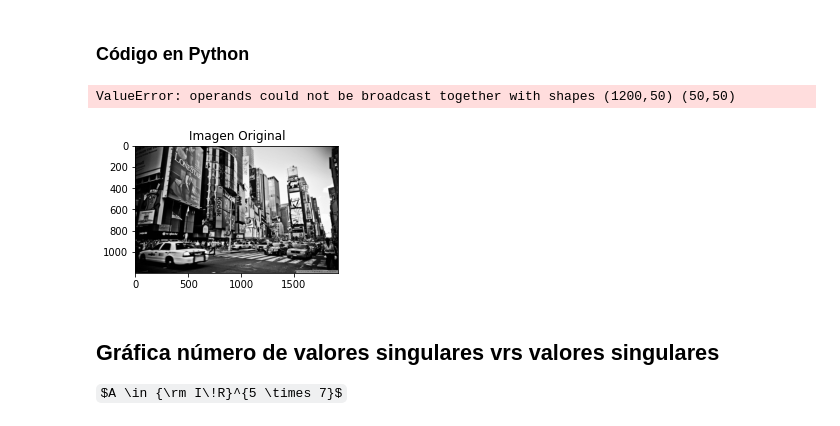
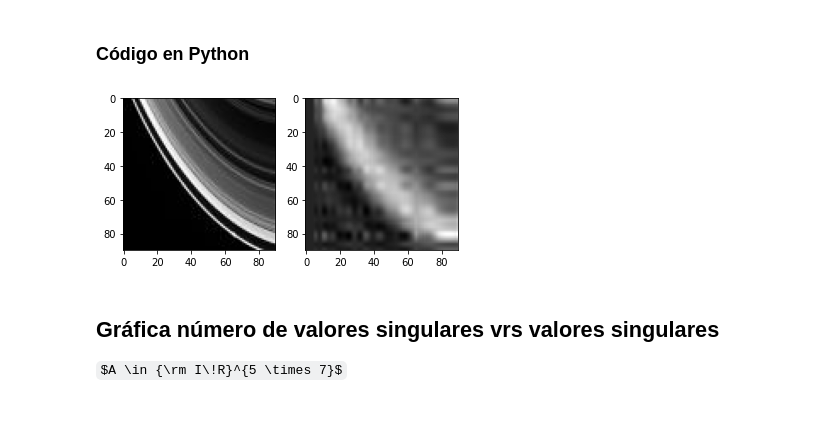
Before and after one commit to bakkim05/PAID_Electiva, a Jupyter notebook: SVD_e_Imagenes/SVD_e_Imagenes.ipynb, the cells around one changed output. Drawn from its saved outputs; the diff is of its cells as text; code cells hidden in the pictures; some formulas as TeX source.

```diff
--- a/SVD_e_Imagenes/SVD_e_Imagenes.ipynb
+++ b/SVD_e_Imagenes/SVD_e_Imagenes.ipynb
@@ -189,27 +162,22 @@ n =  960
 # %% [markdown]
 ### Código en Python
-# %%
-fig = plt.figure(figsize=(8,8))
-A = Image.open('images/imagen1.jpg')
-fig.add_subplot(1,2,1).title.set_text('Imagen Original')
-plt.imshow(A, cmap=plt.cm.gray)
-
-A = np.array(A).astype(np.double)
-[U,S,V] = np.linalg.svd(A)
-S = np.diag(S)
-
-k=50;
-Uk = U[:,0:k]
-Vk = V[:,0:k]
-Sk = S[0:k,0:k]
-Ak = Uk*Sk*np.transpose(Vk)
-Ak = Ak.astype(np.uint8)
-
-fig.add_subplot(1,2,2).title.set_text("Imagen de Rango k")
-plt.imshow(Ak, cmap=plt.cm.gray)
-# %% [output]
-ValueError: operands could not be broadcast together with shapes (1200,50) (50,50)
-[figure, removed]
+# %%
+A = Image.open('images/saturno_(4).jpg')
+images =[]
+fig, axs = plt.subplots(1, 2)
+images.append(axs[0].imshow(A,cmap = 'gray'))
+array_A = np.asarray(A).astype('float64')/255
+u, s, v = np.linalg.svd(array_A, full_matrices=True)
+k = 5
+uk = u[:,:k]
+sk = s[:k]
+vk = v[:k,:]
+
+ak = uk @ np.diag(sk) @ vk
+
+images.append(axs[1].imshow(ak,cmap = 'gray'))
+# %% [output]
+[figure, added]
 # %% [markdown]
 ## Gráfica número de valores singulares vrs valores singulares
 $A \in {\rm I\!R}^{5 \times 7}$
```
Also changed, not shown: parts of 8 cells of this notebook, 7 other files.
